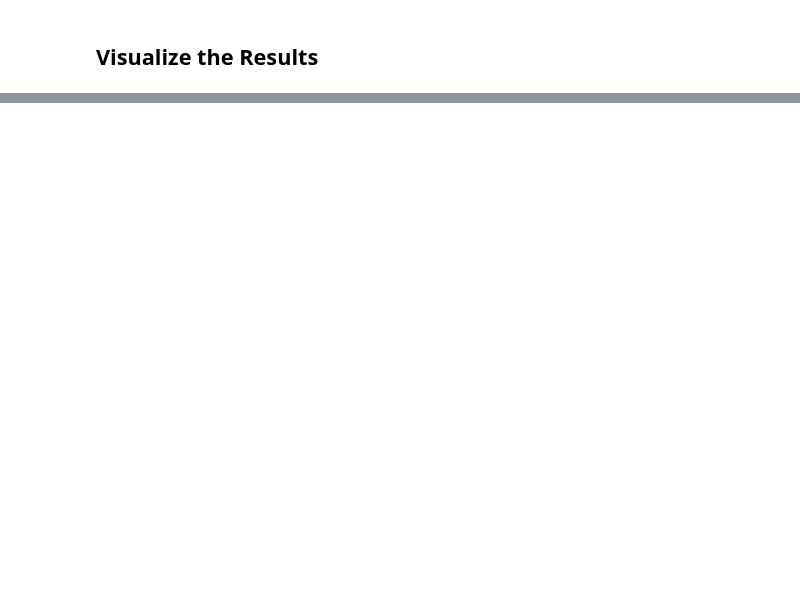
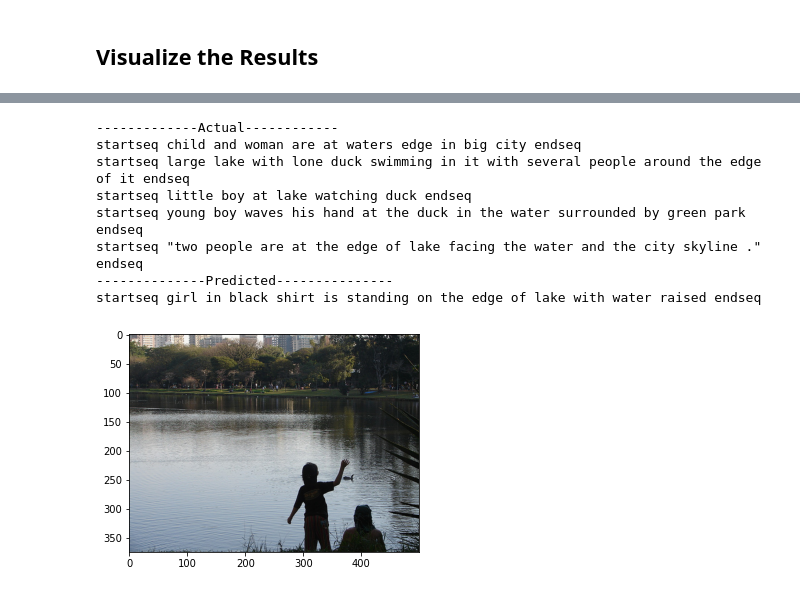
Before and after one commit to charanhu/Image-Captioning-using-LSTM-and-CNN, a Jupyter notebook: image-captioning-using-lstm.ipynb, the cells around one changed output, grey strips where cells are left out. Saved outputs shown, nothing was run; the diff lists cells and outputs as text; code cells hidden in the pictures; blank space fills up the shorter version.

Commit message:
Kaggle Notebook | Image-Captioning-using-LSTM | Version 3

```diff
--- a/image-captioning-using-lstm.ipynb
+++ b/image-captioning-using-lstm.ipynb
@@ -397 +397,13 @@ startseq woman in pink shirt and child in pink shirt and child sitting on wooden
 [figure]
+# %%
+generate_caption("1022454332_6af2c1449a.jpg")
+# %% [output]
+-------------Actual------------
+startseq child and woman are at waters edge in big city endseq
+startseq large lake with lone duck swimming in it with several people around the edge of it endseq
+startseq little boy at lake watching duck endseq
+startseq young boy waves his hand at the duck in the water surrounded by green park endseq
+startseq "two people are at the edge of lake facing the water and the city skyline ." endseq
+--------------Predicted---------------
+startseq girl in black shirt is standing on the edge of lake with water raised endseq
+[figure, added]
```
Also changed, not shown: parts of 6 cells of this notebook.
